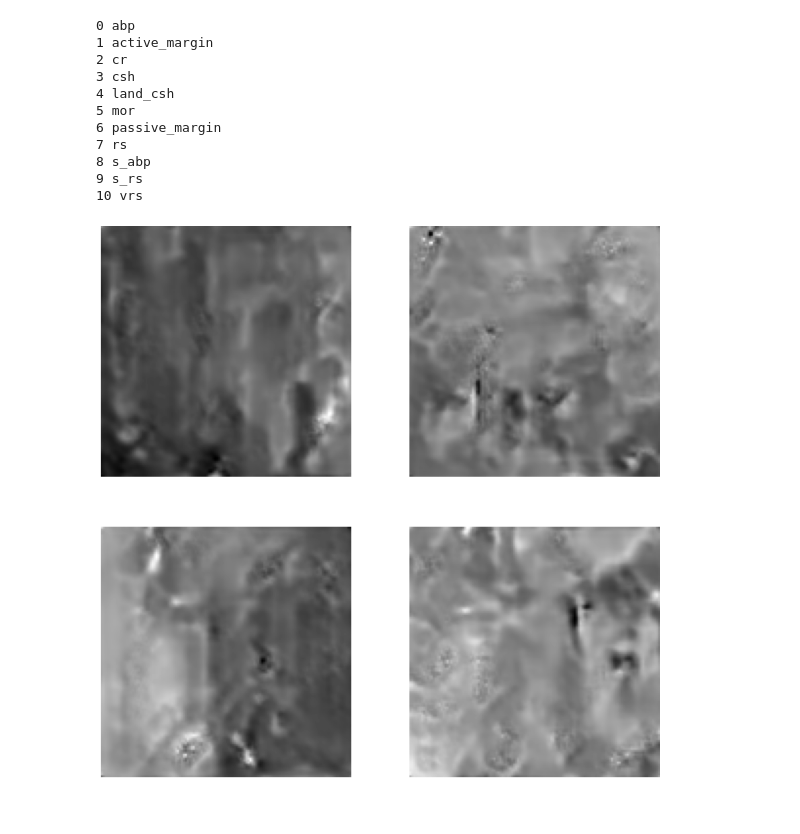
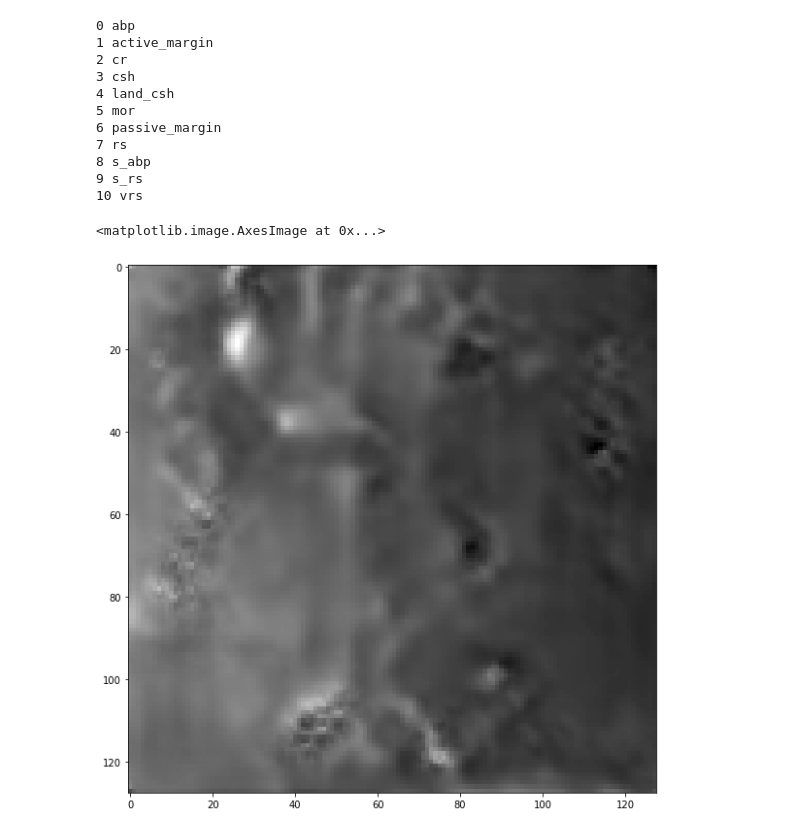
Before and after one commit to nico5655/OceanPSC, a Jupyter notebook: generate_terrain.ipynb, the cells around one changed output. Saved outputs shown, nothing was run; the diff lists cells and outputs as text; code cells hidden in the pictures.

```diff
--- a/generate_terrain.ipynb
+++ b/generate_terrain.ipynb
@@ -18,13 +19,11 @@ print_classes()
 8 s_abp
 9 s_rs
 10 vrs
-# %%
-plt.figure(figsize=(15,15))
-for i in range(4):
-    map=gen.generate_one_sample(7)
-    plt.subplot(2,2,i+1)
-    plt.imshow(map,cmap='gray')
-    plt.axis('off')
-plt.show()
-# %% [output]
-[figure, removed]
+# %%
+gen=Generation(inter_d=1)
+img=gen.generate_one_sample(7)
+plt.figure(figsize=(10,10))
+plt.imshow(img,cmap='gray')
+# %% [output]
+<matplotlib.image.AxesImage at 0x...>
+[figure, added]
```
Also changed, not shown: parts of 14 cells of this notebook, 5 other files.
